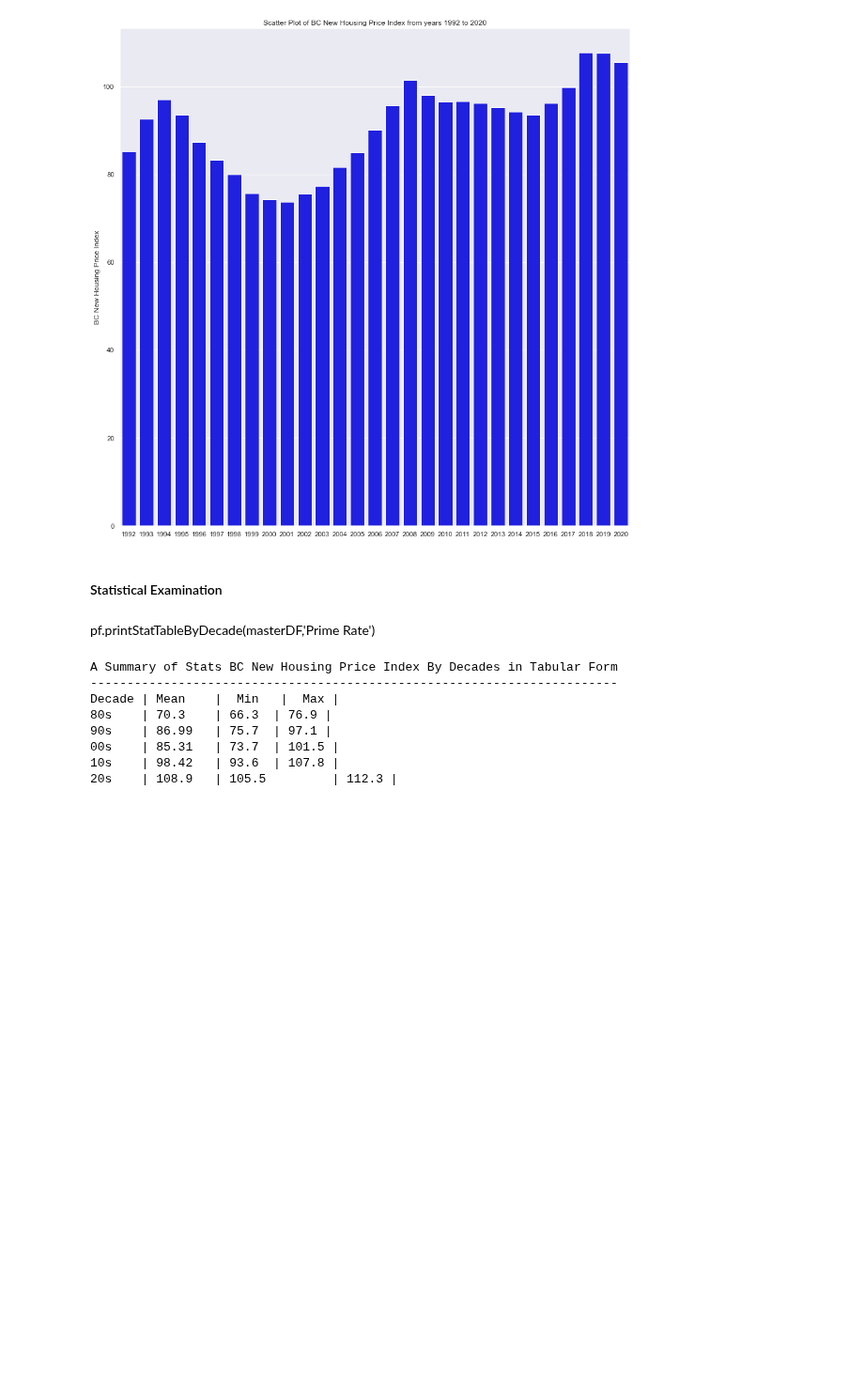
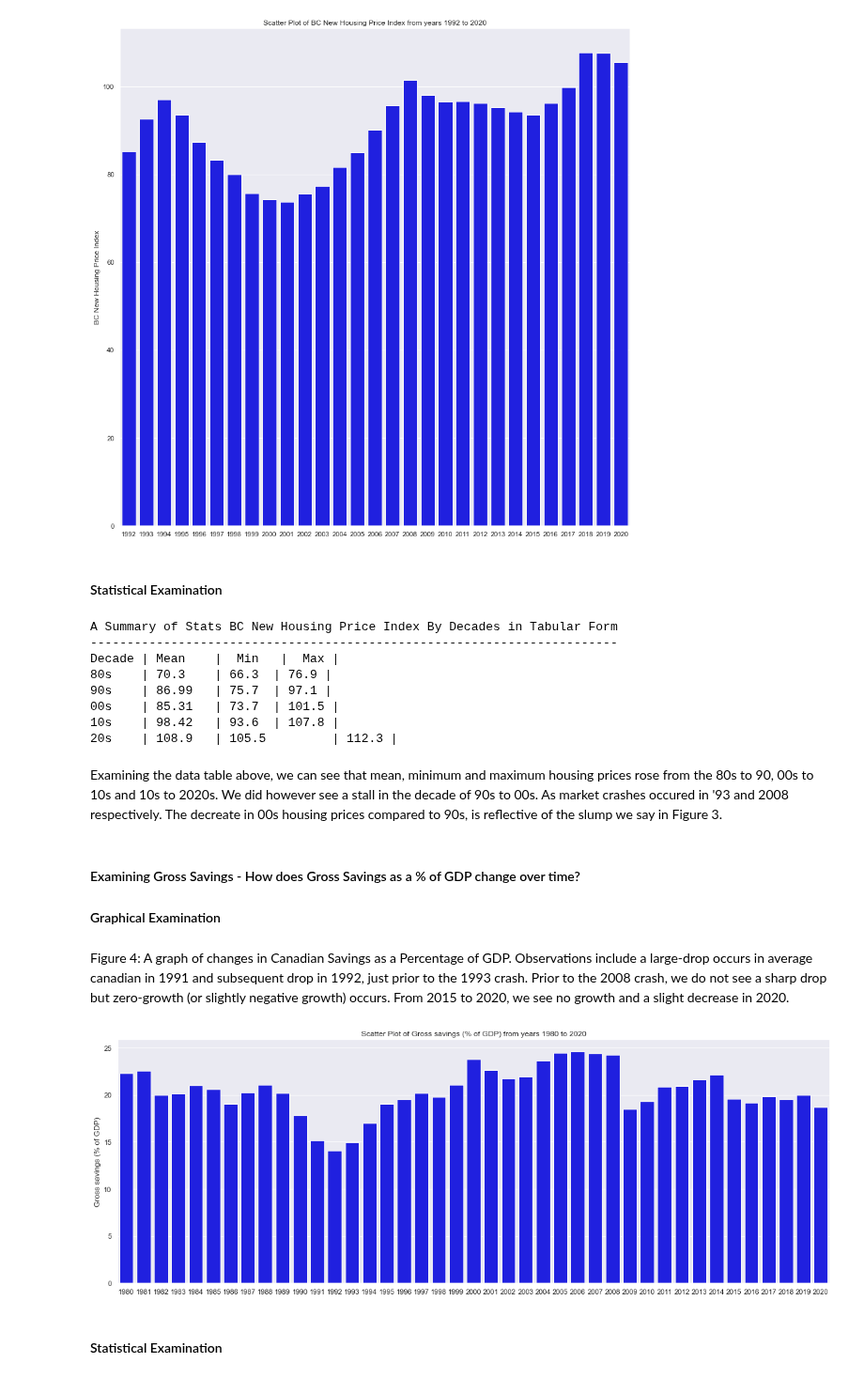
Before and after one commit to data301-2021-summer2/group-11-project, a Jupyter notebook: analysis/WesleyBurchnall/milestone2.ipynb, the cells around one changed output. Shown at 94% size. Cells and saved outputs as stored; diff of their text form; code cells hidden in the pictures; blank space fills up the shorter version.

```diff
--- a/analysis/WesleyBurchnall/milestone2.ipynb
+++ b/analysis/WesleyBurchnall/milestone2.ipynb
@@ -56,8 +62,6 @@ pf.barPlotOverTime(masterDF,'BC New Housing Price Index',30,15,15,'blue')
 [figure]
 # %% [markdown]
 #### Statistical Examination
-# %% [markdown]
-pf.printStatTableByDecade(masterDF,'Prime Rate')
 # %%
 pf.printStatTableByDecade(masterDF,'BC New Housing Price Index')
 # %% [output]
@@ -69,3 +73,16 @@ Decade | Mean    |  Min   |  Max |
 00s    | 85.31   | 73.7  | 101.5 |
 10s    | 98.42   | 93.6  | 107.8 |
 20s    | 108.9   | 105.5         | 112.3 |
+# %% [markdown]
+Examining the data table above, we can see that mean, minimum and maximum housing prices rose from the 80s to 90, 00s to 10s and 10s to 2020s. We did however see a stall in the decade of 90s to 00s. As market crashes occured in '93 and 2008 respectively. The decreate in 00s housing prices compared to 90s, is reflective of the slump we say in Figure 3.
+# %% [markdown]
+#### Examining Gross Savings - How does Gross Savings as a % of GDP change over time?
+#### Graphical Examination
+# %% [markdown]
+Figure 4: A graph of changes in Canadian Savings as a Percentage of GDP. Observations include a large-drop occurs in average canadian in 1991 and subsequent drop in 1992, just prior to the 1993 crash.  Prior to the 2008 crash, we do not see a sharp drop but zero-growth (or slightly negative growth) occurs. From 2015 to 2020, we see no growth and a slight decrease in 2020.
+# %%
+pf.barPlotOverTime(masterDF,'Gross savings (% of GDP)',42,20,7,'blue')
+# %% [output]
+[figure, added]
+# %% [markdown]
+#### Statistical Examination
```
Also changed, not shown: parts of 8 cells of this notebook.
